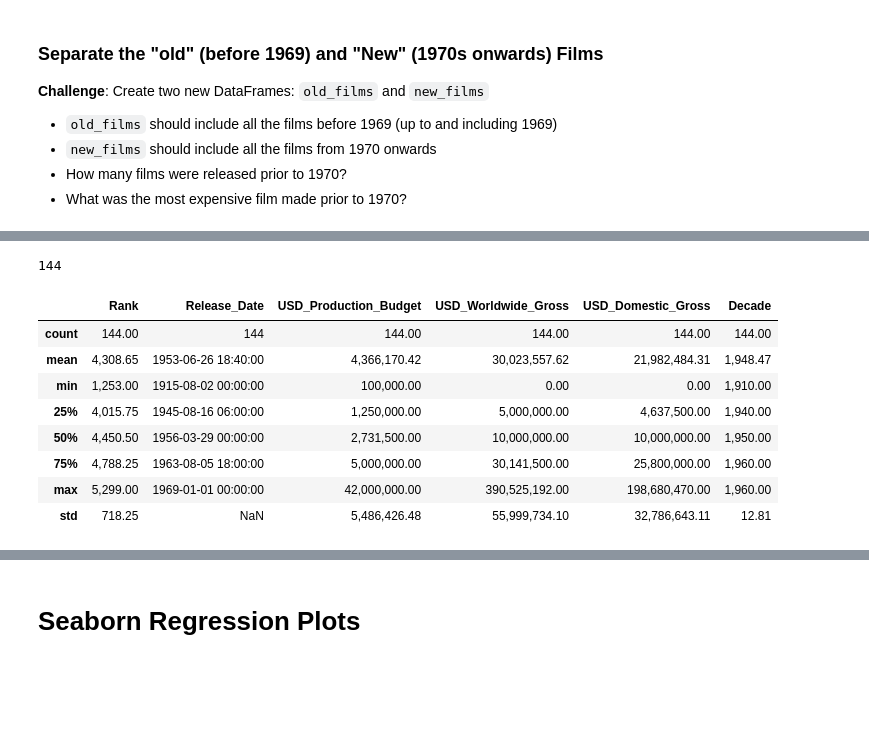
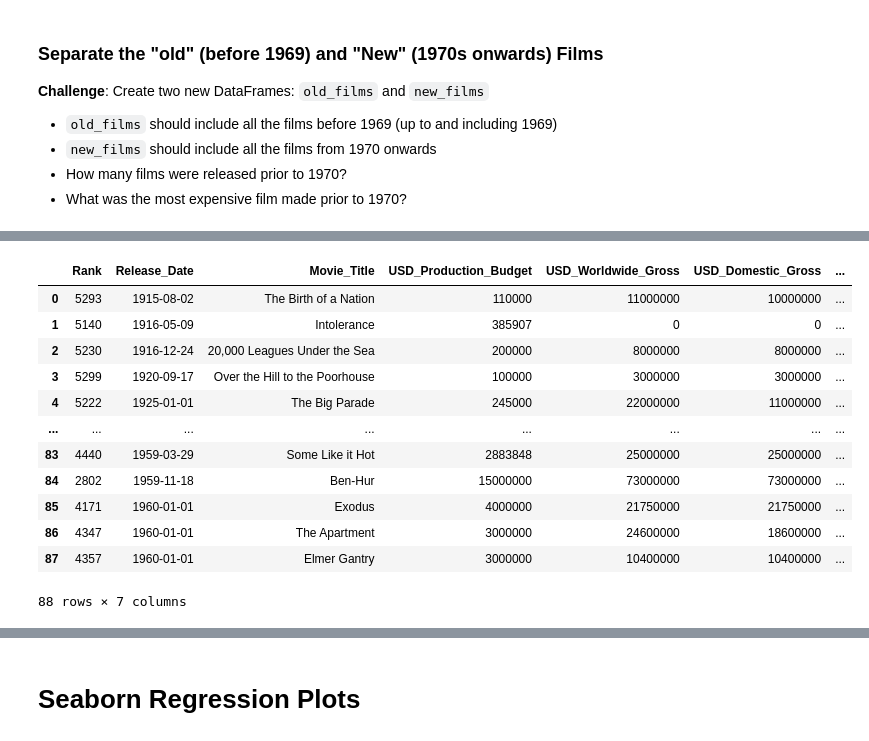
Before and after one commit to thomasandrew/learning_data_science, a Jupyter notebook: course/seaborn_scikit_learn/Seaborn_and_Linear_Regression_part_three.ipynb, the cells around one changed output, grey strips where cells are left out. Cells and saved outputs as stored; diff of their text form; code cells hidden in the pictures; blank space fills up the shorter version.

```diff
--- a/course/seaborn_scikit_learn/Seaborn_and_Linear_Regression_part_three.ipynb
+++ b/course/seaborn_scikit_learn/Seaborn_and_Linear_Regression_part_three.ipynb
@@ -616,3 +600,22 @@ old_films
+# %%
+# Now that we have our Decades column we can use it to create subsets of our data.
+
+old_films = data_clean.query('Release_Date <= 1960')
+old_films
+# %% [output]
+|  | Rank | Release_Date | Movie_Title | USD_Production_Budget | USD_Worldwide_Gross | USD_Domestic_Gross | ... |
+| 0 | 5293 | 1915-08-02 | The Birth of a Nation | 110000 | 11000000 | 10000000 | ... |
+| 1 | 5140 | 1916-05-09 | Intolerance | 385907 | 0 | 0 | ... |
+| 2 | 5230 | 1916-12-24 | 20,000 Leagues Under the Sea | 200000 | 8000000 | 8000000 | ... |
+| 3 | 5299 | 1920-09-17 | Over the Hill to the Poorhouse | 100000 | 3000000 | 3000000 | ... |
+| 4 | 5222 | 1925-01-01 | The Big Parade | 245000 | 22000000 | 11000000 | ... |
+| ... | ... | ... | ... | ... | ... | ... | ... |
+| 83 | 4440 | 1959-03-29 | Some Like it Hot | 2883848 | 25000000 | 25000000 | ... |
+| 84 | 2802 | 1959-11-18 | Ben-Hur | 15000000 | 73000000 | 73000000 | ... |
+| 85 | 4171 | 1960-01-01 | Exodus | 4000000 | 21750000 | 21750000 | ... |
+| 86 | 4347 | 1960-01-01 | The Apartment | 3000000 | 24600000 | 18600000 | ... |
+| 87 | 4357 | 1960-01-01 | Elmer Gantry | 3000000 | 10400000 | 10400000 | ... |
+88 rows × 7 columns
 # %%
 new_films = data_clean.query('Release_Date >= 1960')
 new_films
@@ -630,19 +633,3 @@ new_films
 | 5382 | 1254 | 2017-12-05 | Snatched | 42000000 | 57850343 | 45850343 | ... |
 | 5383 | 2521 | 2017-12-31 | The Thousand Miles | 20000000 | 0 | 0 | ... |
 5299 rows × 7 columns
-# %%
-old_films.value_counts().sum()
-# %% [output]
-144
-# %%
-old_films.describe()
-# %% [output]
-|  | Rank | Release_Date | USD_Production_Budget | USD_Worldwide_Gross | USD_Domestic_Gross | Decade |
-| count | 144.00 | 144 | 144.00 | 144.00 | 144.00 | 144.00 |
-| mean | 4,308.65 | 1953-06-26 18:40:00 | 4,366,170.42 | 30,023,557.62 | 21,982,484.31 | 1,948.47 |
-| min | 1,253.00 | 1915-08-02 00:00:00 | 100,000.00 | 0.00 | 0.00 | 1,910.00 |
-| 25% | 4,015.75 | 1945-08-16 06:00:00 | 1,250,000.00 | 5,000,000.00 | 4,637,500.00 | 1,940.00 |
-| 50% | 4,450.50 | 1956-03-29 00:00:00 | 2,731,500.00 | 10,000,000.00 | 10,000,000.00 | 1,950.00 |
-| 75% | 4,788.25 | 1963-08-05 18:00:00 | 5,000,000.00 | 30,141,500.00 | 25,800,000.00 | 1,960.00 |
-| max | 5,299.00 | 1969-01-01 00:00:00 | 42,000,000.00 | 390,525,192.00 | 198,680,470.00 | 1,960.00 |
-| std | 718.25 | NaN | 5,486,426.48 | 55,999,734.10 | 32,786,643.11 | 12.81 |
```
Also changed, not shown: parts of 20 cells of this notebook.
